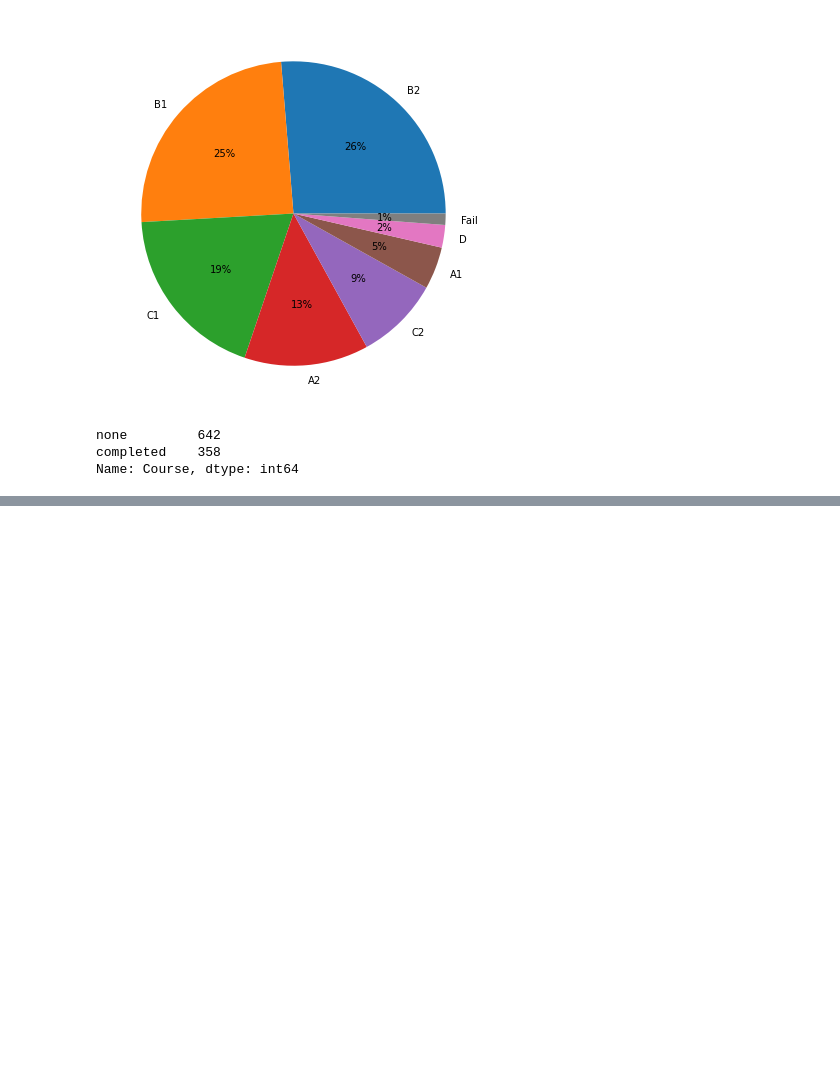
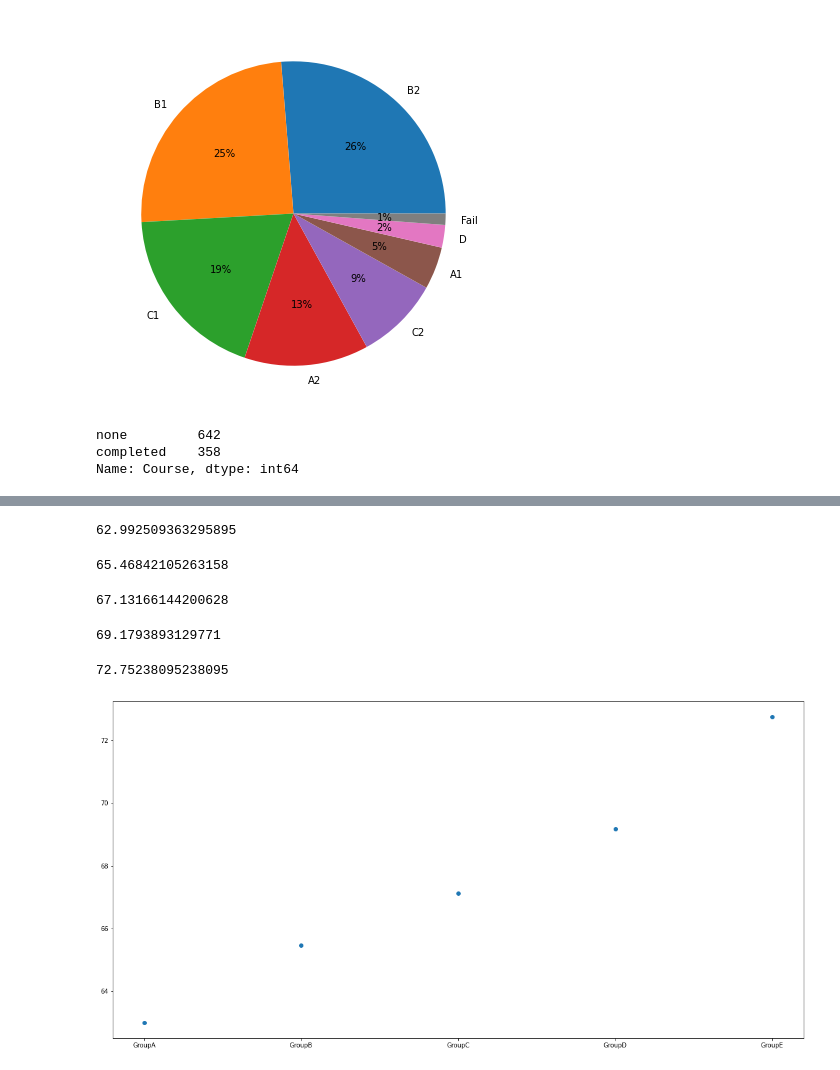
Before and after one commit to XXGdragonXX/Students-perfomance-analysis, a Jupyter notebook: Student perfomance analysis.ipynb, the cells around one changed output, grey strips where cells are left out. Cells and saved outputs as stored; diff of their text form; code cells hidden in the pictures; blank space fills up the shorter version.

```diff
--- a/Student perfomance analysis.ipynb
+++ b/Student perfomance analysis.ipynb
@@ -243,0 +259,38 @@ plt.show()
+# %%
+group_a_avg=Marks_dist1['Average'].mean()
+
+group_a_avg
+# %% [output]
+62.992509363295895
+# %%
+Marks_dist2=DF[DF.Ethnicity=='group B']
+group_b_avg=Marks_dist2['Average'].mean()
+group_b_avg
+# %% [output]
+65.46842105263158
+# %%
+Marks_dist3=DF[DF.Ethnicity=='group C']
+group_c_avg=Marks_dist3['Average'].mean()
+group_c_avg
+# %% [output]
+67.13166144200628
+# %%
+Marks_dist4=DF[DF.Ethnicity=='group D']
+group_d_avg=Marks_dist4['Average'].mean()
+group_d_avg
+# %% [output]
+69.1793893129771
+# %%
+Marks_dist5=DF[DF.Ethnicity=='group E']
+group_e_avg=Marks_dist5['Average'].mean()
+group_e_avg
+# %% [output]
+72.75238095238095
+# %%
+plt.figure(figsize=(20,10))
+x=['GroupA','GroupB','GroupC','GroupD','GroupE']
+y=[group_a_avg, group_b_avg, group_c_avg, group_d_avg, group_e_avg]
+plt.scatter(x,y)
+plt.show()
+# %% [output]
+[figure, added]
```
Also changed, not shown: parts of 3 cells of this notebook.
